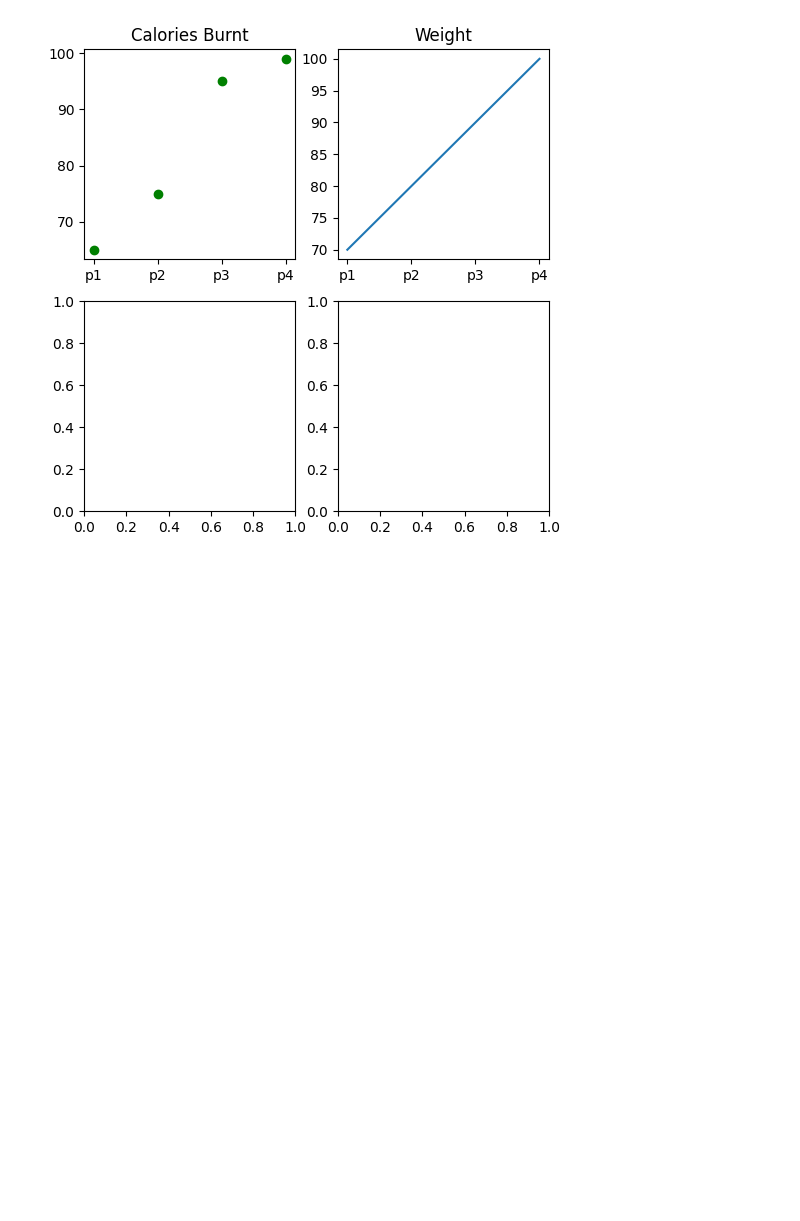
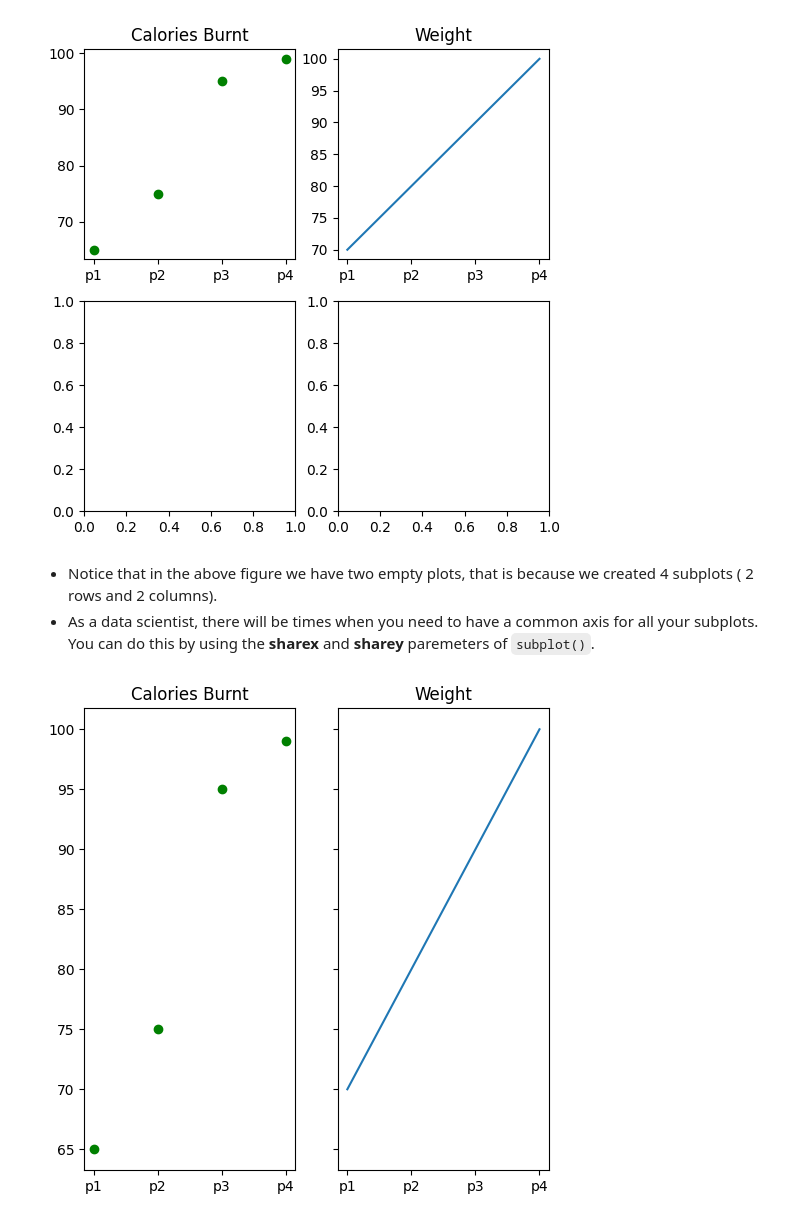
Before and after one commit to Josh-chief/IntroPython, a Jupyter notebook: basics_of_matplotlib.ipynb, the cells around one changed output. Cells and saved outputs as stored; diff of their text form; code cells hidden in the pictures; blank space fills up the shorter version.

```diff
--- a/basics_of_matplotlib.ipynb
+++ b/basics_of_matplotlib.ipynb
@@ -197,3 +197,29 @@ ax[0,0].set_xticklabels(labels=['p1', 'p2', 'p3', 'p4']);
 ax[0,1].set_xticklabels(labels=['p1', 'p2', 'p3', 'p4']);
 # %% [output]
 [figure]
+# %% [markdown]
+- Notice that in the above figure we have two empty plots, that is because we created 4 subplots ( 2 rows and 2 columns).
+- As a data scientist, there will be times when you need to have a common axis for all your subplots. You can do this by using the **sharex** and **sharey** paremeters of `subplot()`.
+# %%
+# create 2 plots
+fig, ax = plt.subplots(nrows=1, ncols=2, figsize=(6,6), sharex=True, sharey=True)
+
+# plot on 0 row and 0 column
+ax[0].plot(calories_burnt,'go')
+
+# plot on 0 row and 1 column
+ax[1].plot(weight)
+
+# set titles for subplots
+ax[0].set_title("Calories Burnt")
+ax[1].set_title("Weight")
+
+# set ticks for each of these persons
+ax[0].set_xticks(ticks=[0,1,2,3]);
+ax[1].set_xticks(ticks=[0,1,2,3]);
+
+# set labels for each of these persons
+ax[0].set_xticklabels(labels=['p1', 'p2', 'p3', 'p4']);
+ax[1].set_xticklabels(labels=['p1', 'p2', 'p3', 'p4']);
+# %% [output]
+[figure, added]
```
Also changed, not shown: parts of 18 cells of this notebook.
